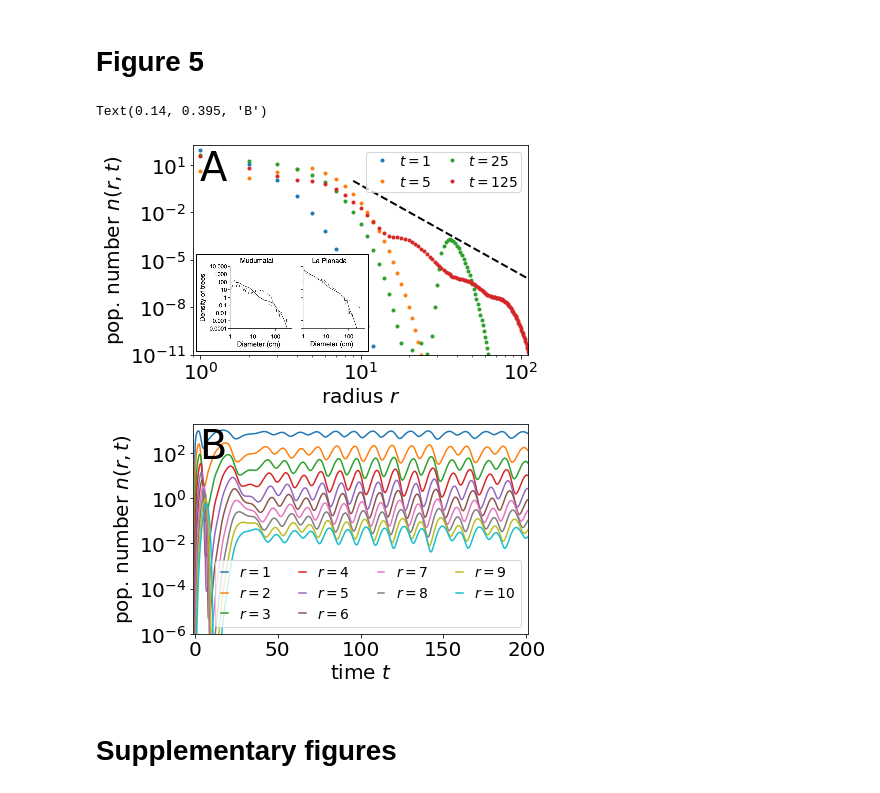
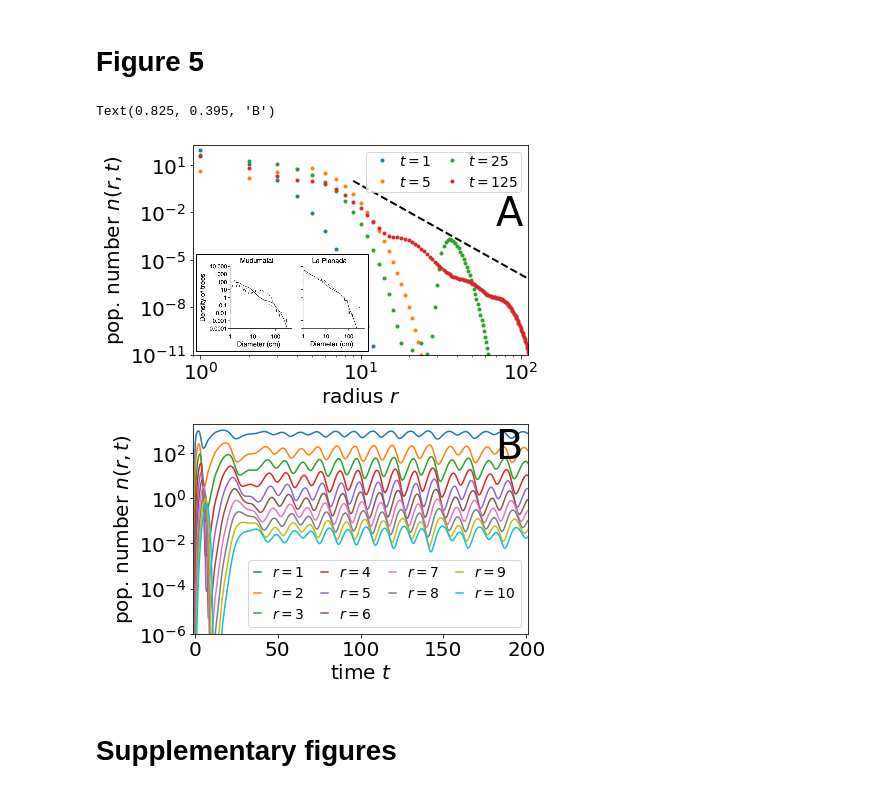
Before and after one commit to eltrompetero/simple_sessile, a Jupyter notebook: plotting (pnas).ipynb, the cells around one changed output. Cells and saved outputs as stored; diff of their text form; code cells hidden in the pictures.

```diff
--- a/plotting (pnas).ipynb
+++ b/plotting (pnas).ipynb
@@ -50,8 +49,6 @@ assert os.path.isdir(imgdr), "Directory in which to save images does not exist."
 # %% [markdown]
 # Figure 2
 # %%
-# is the disagreement from the fact that the "core" of the tree is less likely to have competitors
-# such that you actually don't compete with all of you're area?
 load_pickle('cache/biomass_scaling_w_compet_nu=2.5.p.bak')
 
 for k in nk.keys():
@@ -80,7 +77,7 @@ for i, (rk_, nk_) in enumerate(zip(rk.values(), nk.values())):
     B = (beta1 * xi0 / vareps / rhobar / cr / (1-f))**(nu-1) / (nu-1)
     s = forest.coeffs['area competition']
     dx = rk_[0][1] - rk_[0][0]
-    n0 = g0 / (Abar + cg/dx + A * r0**kappa)
+    n0 = g0 / (Abar + cg/dx + dt * r0**kappa)
 
     y = (n0 * (rk_[0]/r0)**(-1/3 - Abar/cg) *
          np.exp(-B * s / cg / (kappa+2/3) * (rk_[0]**(kappa+2/3) - r0**(kappa+2/3))))
@@ -103,7 +100,8 @@ load_pickle('plotting/biomass_scaling_w_compet_nu=2.5.p')
 ax = [fig.add_subplot(gs[1,i]) for i in range(3)]
 forest[basalRange[0]].plot(ax=ax[0],
                            show_canopy=False,
-                           show_center=True)
+                           show_center=True,
+                           center_kw={'c':'gray','ms':1.5})
 ax[0].text(2, 6, 'B', fontsize=35)
 [el.set_fontsize('small') for el in ax[0].yaxis.get_ticklabels()]
 [el.set_fontsize('small') for el in ax[0].xaxis.get_ticklabels()]
@@ -114,6 +112,7 @@ ax[0].set_ylabel('plot height', fontsize='small')
 forest[basalRange[2]].plot(ax=ax[1],
                            show_canopy=False,
                            show_center=True,
+                           center_kw={'c':'gray','ms':1.5},
                            plot_kw={'yticklabels':[]})
 ax[1].text(2, 6, 'C', fontsize=35)
 [el.set_fontsize('small') for el in ax[1].xaxis.get_ticklabels()]
@@ -123,6 +122,7 @@ ax[1].set_xlabel('plot width', fontsize='small')
 forest[basalRange[4]].plot(ax=ax[2],
                            show_canopy=False,
                            show_center=True,
+                           center_kw={'c':'gray','ms':1.5},
                            plot_kw={'yticklabels':[]})
 ax[2].text(2, 6, 'D', fontsize=35)
 [el.set_fontsize('small') for el in ax[2].xaxis.get_ticklabels()]
@@ -253,38 +254,38 @@ y = x**(-6+1/3)
 y *= 1 / y[0]
 ax[0].loglog(x, y, 'k--', lw=2)
 
 ax[0].set(xscale='log', yscale='log',
        xlabel=r'radius $r$', ylabel=r'pop. number $n(r,t)$')
 ax[0].set(xlim=(.9, 100/.9), ylim=(1e-11, 2e2))
 ax[0].legend([r'$t=%d$'%i for i in tplot],
              fontsize='x-small',
              ncol=2,
              handletextpad=.2,
              borderpad=.2,
              columnspacing=.5,
              loc=1)
 
 forestex = imread('../writing/20200723_dynamics_draft/wave_example.png')
 imagebox = OffsetImage(forestex, zoom=.11)
 ab = AnnotationBbox(imagebox, (3.25, 2e-8), pad=.1)
 ax[0].add_artist(ab)
 
 y = pd.read_csv('../mathematica/curves.csv')
 x = array(y.columns.values).astype(float)
 for i in range(10):
     ax[1].semilogy(x, y.iloc[i], '-')
 ax[1].set(ylim=(1e-6, 2e3), xlim=(-1,201),
           xlabel=r'time $t$', ylabel=r'pop. number $n(r,t)$')
 ax[1].legend([r'$r=%d$'%r for r in range(1,11)],
-             fontsize='x-small', handlelength=.5, ncol=4)
+             fontsize='x-small', handlelength=.5, ncol=4, columnspacing=1.2)
 
-fig.text(.14, .825, 'A', fontsize='40')
-fig.text(.14, .395, 'B', fontsize='40')
+fig.text(.825, .755, 'A', fontsize='40')
+fig.text(.825, .395, 'B', fontsize='40')
 
 fig.savefig(f'{imgdr}/pop_waves.pdf', bbox_inches='tight', dpi=200)
 # %% [output]
-Text(0.14, 0.395, 'B')
+Text(0.825, 0.395, 'B')
-[figure, old version]
+[figure, new version]
 # %% [markdown]
 # Supplementary figures
 # %%
```
Also changed, not shown: parts of 8 cells of this notebook, 1 other file.
